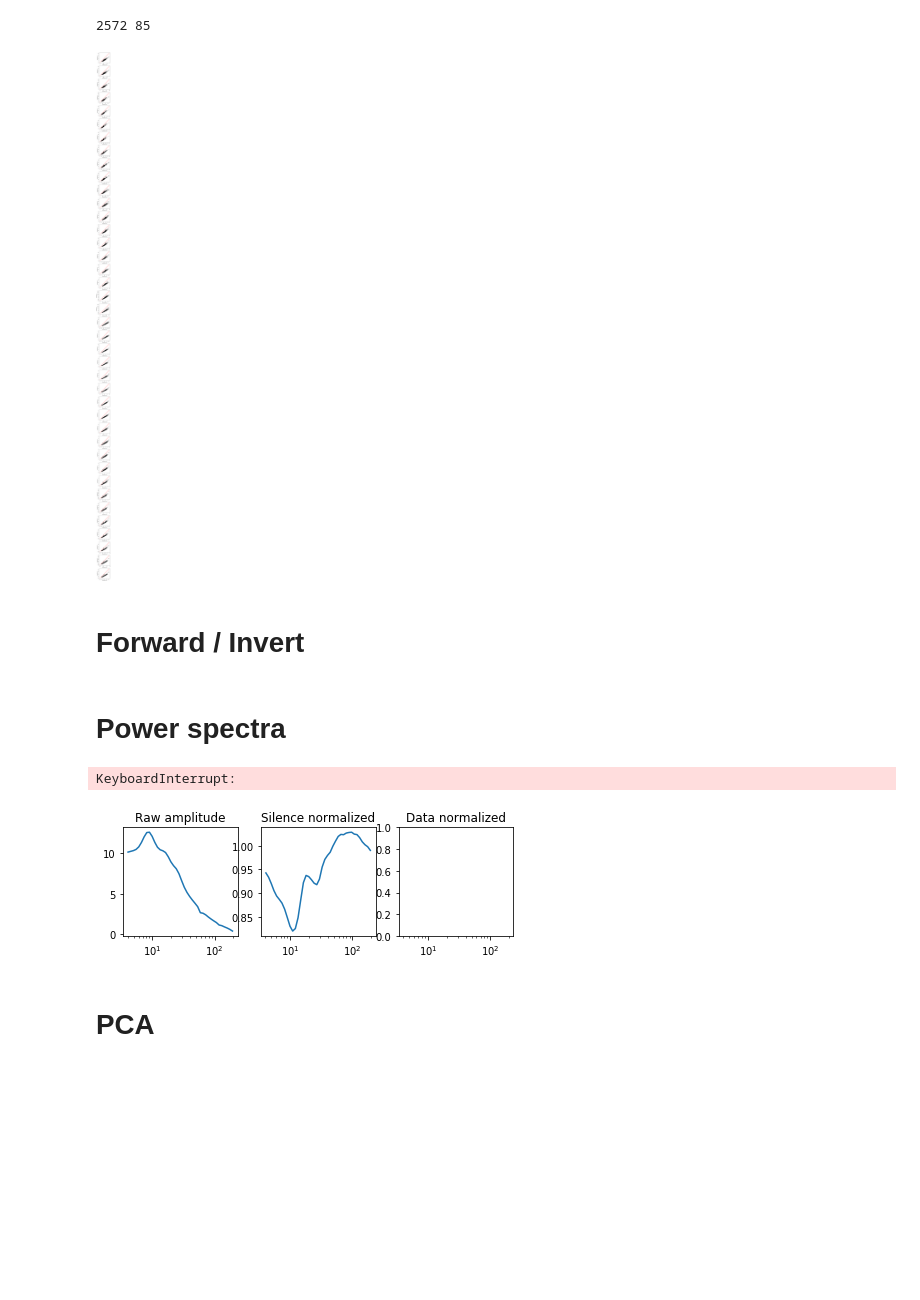
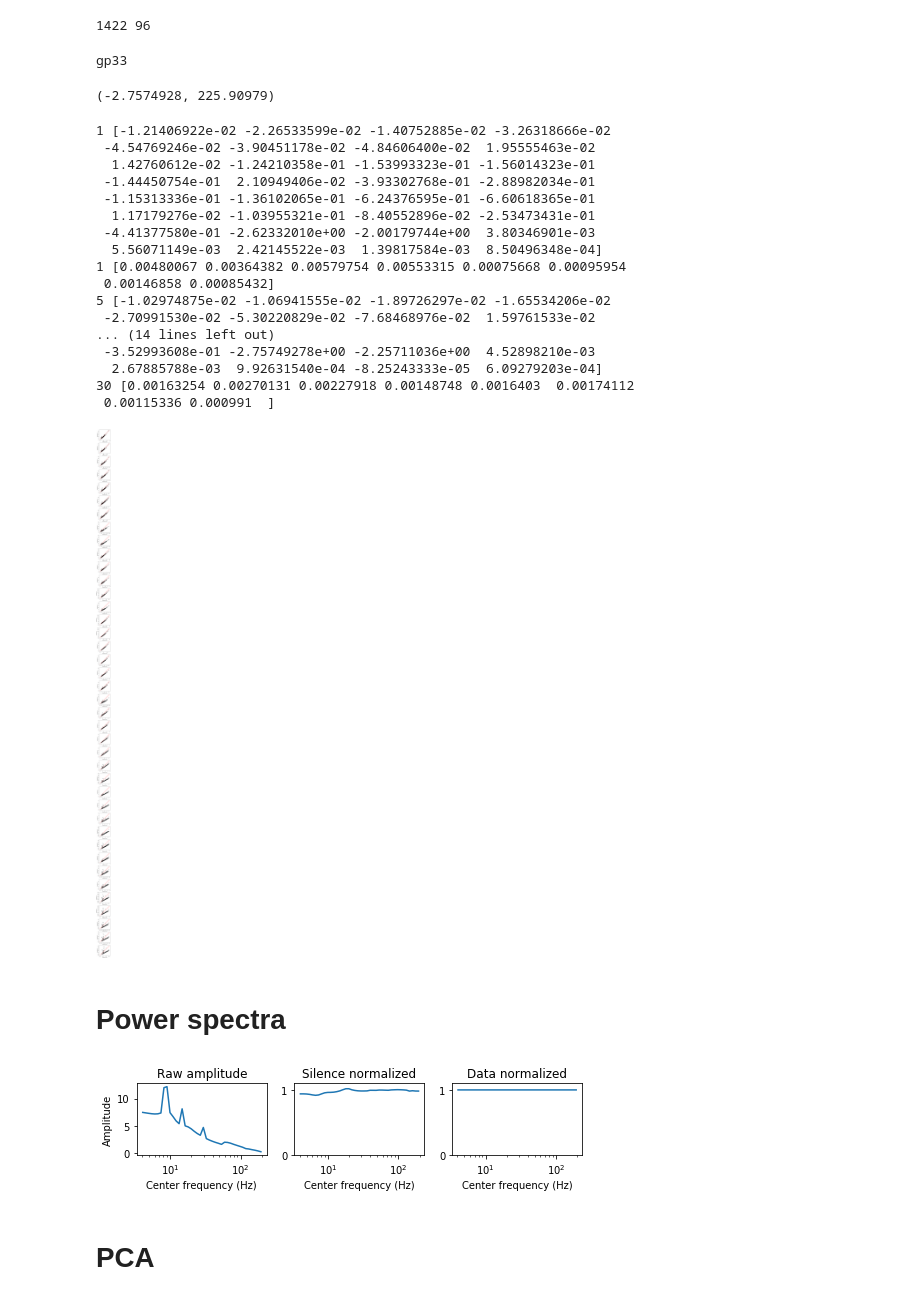
Before and after one commit to BouchardLab/cv_paper_plots, a Jupyter notebook: xfreq/broadband_plots.ipynb, the cells around one changed output. Cells and saved outputs as stored; diff of their text form; code cells hidden in the pictures; blank space fills up the shorter version.

```diff
--- a/xfreq/broadband_plots.ipynb
+++ b/xfreq/broadband_plots.ipynb
@@ -23,7 +24,7 @@ files = ['EC2_blocks_1_8_9_15_76_89_105_CV_AA_ff_align_window_-0.5_to_0.79_none.
          'GP33_blocks_1_5_30_CV_AA_ff_align_window_-0.5_to_0.79_none.h5']
 freqs = bands.chang_lab['cfs']
 # %%
-subject_idx = 0
+subject_idx = 3
 subject = subjects[subject_idx]
 # %%
 baselines = dict()
@@ -49,11 +50,40 @@ with h5py.File(os.path.join(folder, files[subject_idx])) as f:
     for ii in range(40):
         X[ii] = f['X{}'.format(ii)][good_examples][:, good_channels]
     labels = f['y'][good_examples]
-
-def new_ch_idx(old_idx):
-    return (np.array(good_channels) == old_idx).argmax()
 # %% [output]
-2572 85
+1422 96
+# %%
+print(subject)
+X.min(), X.max()
+# %% [output]
+gp33
+(-2.7574928, 225.90979)
+# %%
+n0 = np.concatenate((np.arange(0, 29), np.arange(37, 40)))
+n1 = np.arange(29, 37)
+for b in set(block_labels):
+    print(b, X[n0][:, block_labels == b].min(axis=(1, 2, 3)))
+    print(b, X[n1][:, block_labels == b].min(axis=(1, 2, 3)))
+# %% [output]
+1 [-1.21406922e-02 -2.26533599e-02 -1.40752885e-02 -3.26318666e-02
+ -4.54769246e-02 -3.90451178e-02 -4.84606400e-02  1.95555463e-02
+  1.42760612e-02 -1.24210358e-01 -1.53993323e-01 -1.56014323e-01
+ -1.44450754e-01  2.10949406e-02 -3.93302768e-01 -2.88982034e-01
+ -1.15313336e-01 -1.36102065e-01 -6.24376595e-01 -6.60618365e-01
+  1.17179276e-02 -1.03955321e-01 -8.40552896e-02 -2.53473431e-01
+ -4.41377580e-01 -2.62332010e+00 -2.00179744e+00  3.80346901e-03
+  5.56071149e-03  2.42145522e-03  1.39817584e-03  8.50496348e-04]
+1 [0.00480067 0.00364382 0.00579754 0.00553315 0.00075668 0.00095954
+ 0.00146858 0.00085432]
+5 [-1.02974875e-02 -1.06941555e-02 -1.89726297e-02 -1.65534206e-02
+ -2.70991530e-02 -5.30220829e-02 -7.68468976e-02  1.59761533e-02
+... (14 lines left out)
+ -3.52993608e-01 -2.75749278e+00 -2.25711036e+00  4.52898210e-03
+  2.67885788e-03  9.92631540e-04 -8.25243333e-05  6.09279203e-04]
+30 [0.00163254 0.00270131 0.00227918 0.00148748 0.0016403  0.00174112
+ 0.00115336 0.000991  ]
+# %%
+X[X <= 0] = X[X > 0].min()
 # %%
 blocks = sorted(set(block_labels))
 bl_mean = np.zeros((len(blocks), 40, len(good_channels)))
@@ -78,58 +108,32 @@ for ii, ax in enumerate(axes):
     ax.plot([0, size], [0, size], c='r')
 f.tight_layout()
 # %% [output]
-[figure, old version]
+[figure, new version]
-# %% [markdown]
-# Forward / Invert
-# %%
-def forward_bl(X, bl_type):
-    means = np.full((X.shape[0], len(blocks), X.shape[2], 1), np.nan)
-    for ii, block in enumerate(blocks):
-        idxs = block_labels == block
-        if bl_type == 'bl_mean':
-            X[:, idxs] /= bl_mean[ii, :, np.newaxis, :, np.newaxis]
-        elif bl_type == 'data_mean':
-            means[:, [ii]] = X[:, idxs].mean(axis=(1, 3), keepdims=True)
-            X[:, idxs] /= means[:, [ii]]
-        else:
-            raise ValueError
-    return X, means
-
-def invert_bl(X, bl_type, means):
-    for ii, block in enumerate(blocks):
-        idxs = block_labels == block
-        if bl_type == 'bl_mean':
-            X[:, idxs] *= bl_mean[ii, :, np.newaxis, :, np.newaxis]
-        elif bl_type == 'data_mean':
-            X[:, idxs] *= means[:, [ii]]
-        else:
-            raise ValueError
-    return X
 # %% [markdown]
 # Power spectra
 # %%
 f, axes = plt.subplots(1, 3, figsize=(7, 2), sharex=True)
 titles = ['Raw amplitude', 'Silence normalized', 'Data normalized']
 for ii, bl_type in enumerate([None, 'bl_mean', 'data_mean']):
     axes[ii].set_title(titles[ii])
     if bl_type is not None:
-        X, bl_type_mean = forward_bl(X, bl_type)
+        X, bl_type_mean = forward_bl(X, bl_type, block_labels)
     axes[ii].plot(bands.chang_lab['cfs'], X.mean(axis=(1, 2, 3)))
     if bl_type is not None:
-        X = invert_bl(X, bl_type, bl_type_mean)
+        X = invert_bl(X, bl_type, bl_type_mean, block_labels)
     axes[ii].set_xscale('log')
 axes[0].set_ylabel('Amplitude')
 for ax in axes:
     ax.set_xlabel('Center frequency (Hz)')
 
 for ax in axes[1:]:
     ax.set_ylim(0, 1.1)
     ax.set_yticks([0, 1])
 f.tight_layout()
-plt.savefig(os.path.join(os.environ['HOME'], 'Downloads/{}_power_spectra.pdf'.subject))
+plt.savefig(os.path.join(os.environ['HOME'],
+                         'Downloads/{}_power_spectra.pdf'.format(subject)))
 # %% [output]
-KeyboardInterrupt:
-[figure, old version]
+[figure, new version]
 # %% [markdown]
 # PCA
 # %%
```
Also changed, not shown: parts of 7 cells of this notebook, 1 other file.
